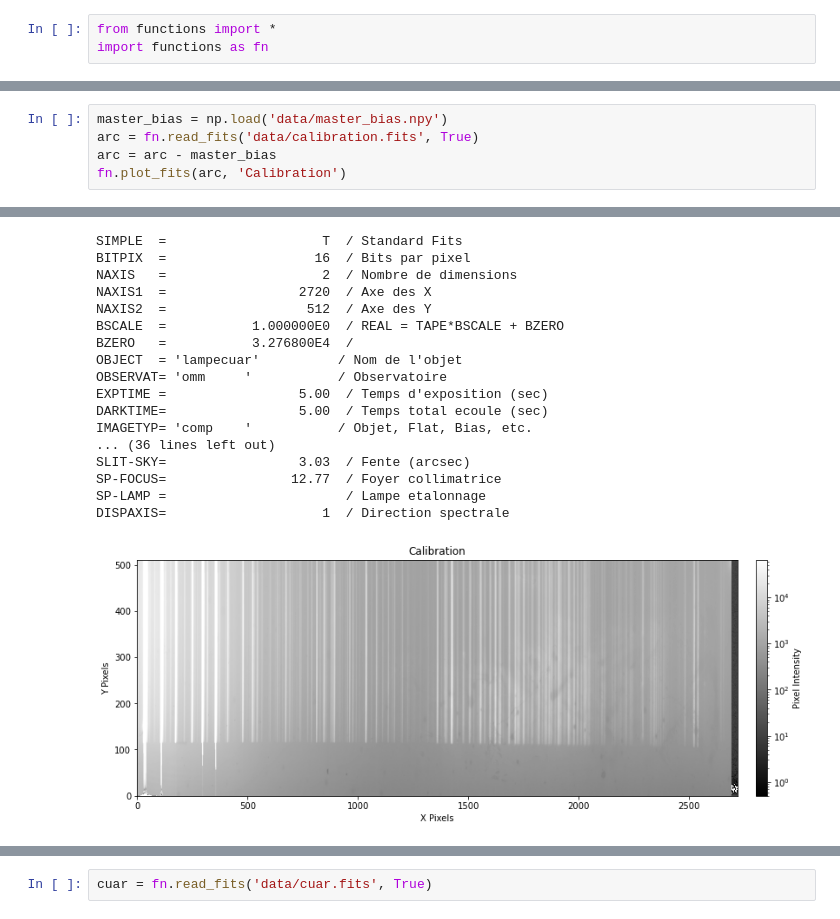
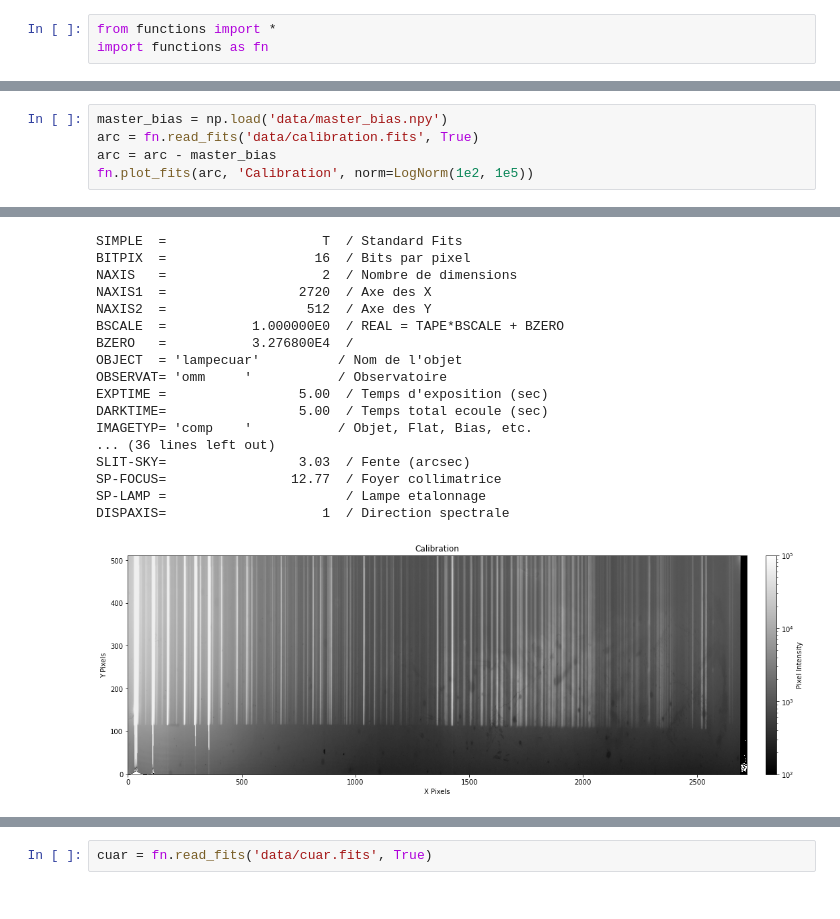
Before and after one commit to astronamanj/641_Observational_Techniques, a Jupyter notebook: omm_spectograph/calibration_and_analysis.ipynb, the cells around one changed output, grey strips where cells are left out. Drawn from its saved outputs; the diff is of its cells as text.

```diff
--- a/omm_spectograph/calibration_and_analysis.ipynb
+++ b/omm_spectograph/calibration_and_analysis.ipynb
@@ -5,7 +16,7 @@ import functions as fn
 master_bias = np.load('data/master_bias.npy')
 arc = fn.read_fits('data/calibration.fits', True)
 arc = arc - master_bias
-fn.plot_fits(arc, 'Calibration')
+fn.plot_fits(arc, 'Calibration', norm=LogNorm(1e2, 1e5))
 # %% [output]
 WARNING: File may have been truncated: actual file length (2791040) is smaller than the expected size (2793600) [astropy.io.fits.file]
 WARNING: VerifyWarning: Verification reported errors: [astropy.io.fits.verify]
@@ -14,32 +25,32 @@ WARNING: VerifyWarning: Note: astropy.io.fits uses zero-based indexing.
  [astropy.io.fits.verify]
 WARNING: VerifyWarning: Card 'OBSERVAT' is not FITS standard (invalid value string: 'omm  / Observatoire').  Fixed 'OBSERVAT' card to meet the FITS standard. [astropy.io.fits.verify]
 WARNING: VerifyWarning: Card 'IMAGETYP' is not FITS standard (invalid value string: 'comp  / Objet, Flat, Bias, etc.').  Fixed 'IMAGETYP' card to meet the FITS standard. [astropy.io.fits.verify]
 WARNING: VerifyWarning: Card 'DATE-OBS' is not FITS standard (invalid value string: '2019-10-27T08:19:48  / Y2K compliant (yyy-mm-ddThh:mm:ss)').  Fixed 'DATE-OBS' card to meet the FITS standard. [ast ...
 WARNING: VerifyWarning: Card 'UT' is not FITS standard (invalid value string: '08:19:48  / Temps Universel').  Fixed 'UT' card to meet the FITS standard. [astropy.io.fits.verify]
 WARNING: VerifyWarning: Card 'ST' is not FITS standard (invalid value string: '05:56:49  / Temps Sideral').  Fixed 'ST' card to meet the FITS standard. [astropy.io.fits.verify]
 WARNING: VerifyWarning: Card 'LATITUDE' is not FITS standard (invalid value string: '45:27:18  / Latitude observatoire').  Fixed 'LATITUDE' card to meet the FITS standard. [astropy.io.fits.verify]
 WARNING: VerifyWarning: Card 'LONGITUD' is not FITS standard (invalid value string: '-71:09:12  / Longitude observatoire').  Fixed 'LONGITUD' card to meet the FITS standard. [astropy.io.fits.verify]
 ... (10 lines left out)
 WARNING: VerifyWarning: Card 'CSEC_A' is not FITS standard (invalid value string: '[1:2688,1:512]  / Section lue (image), Amp_A').  Fixed 'CSEC_A' card to meet the FITS standard. [astropy.io.fits.veri ...
 WARNING: VerifyWarning: Card 'DSEC_A' is not FITS standard (invalid value string: '[1:2688,1:512]  / Section image brute, Amp_A').  Fixed 'DSEC_A' card to meet the FITS standard. [astropy.io.fits.veri ...
 WARNING: VerifyWarning: Card 'TSEC_A' is not FITS standard (invalid value string: '[1:2688,1:512]  / Section de coupe, Amp_A').  Fixed 'TSEC_A' card to meet the FITS standard. [astropy.io.fits.verify]
 WARNING: VerifyWarning: Card 'BSEC_A' is not FITS standard (invalid value string: '[2689:2720,1:512]  / Section bias, Amp_ A').  Fixed 'BSEC_A' card to meet the FITS standard. [astropy.io.fits.verify]
 SIMPLE  =                    T  / Standard Fits
 BITPIX  =                   16  / Bits par pixel
 NAXIS   =                    2  / Nombre de dimensions
 NAXIS1  =                 2720  / Axe des X
 NAXIS2  =                  512  / Axe des Y
 BSCALE  =           1.000000E0  / REAL = TAPE*BSCALE + BZERO
 BZERO   =           3.276800E4  /
 OBJECT  = 'lampecuar'          / Nom de l'objet
 OBSERVAT= 'omm     '           / Observatoire
 EXPTIME =                 5.00  / Temps d'exposition (sec)
 DARKTIME=                 5.00  / Temps total ecoule (sec)
 IMAGETYP= 'comp    '           / Objet, Flat, Bias, etc.
 ... (36 lines left out)
 SLIT-SKY=                 3.03  / Fente (arcsec)
 SP-FOCUS=                12.77  / Foyer collimatrice
 SP-LAMP =                       / Lampe etalonnage
 DISPAXIS=                    1  / Direction spectrale
-[figure, old version]
+[figure, new version]
 # %%
```
Also changed, not shown: parts of 7 cells of this notebook, 3 other files.
